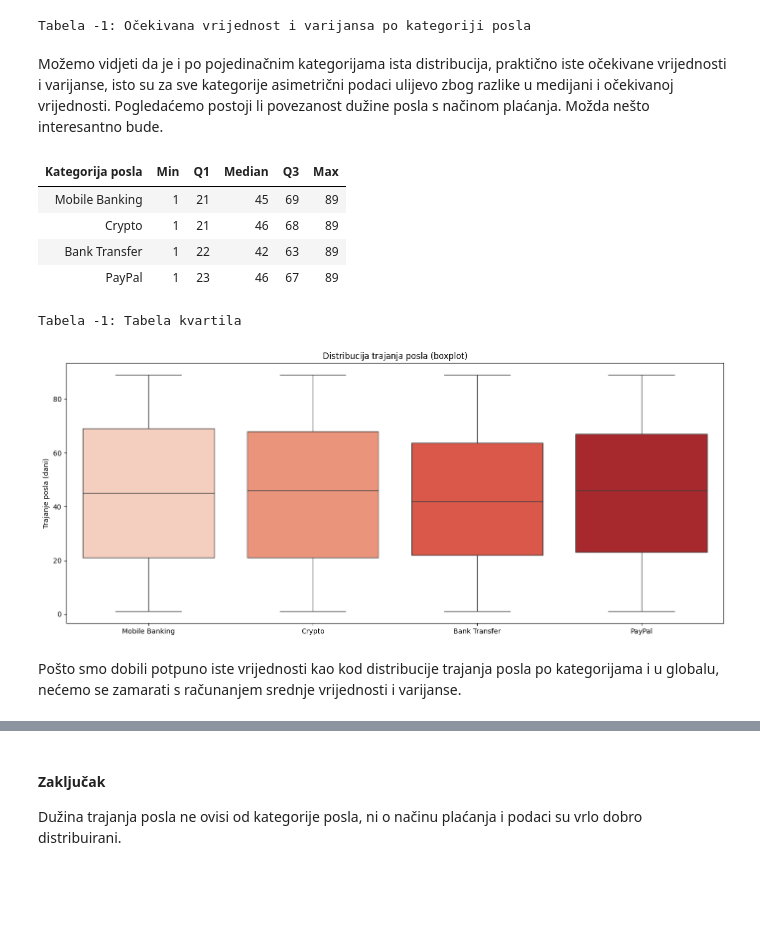
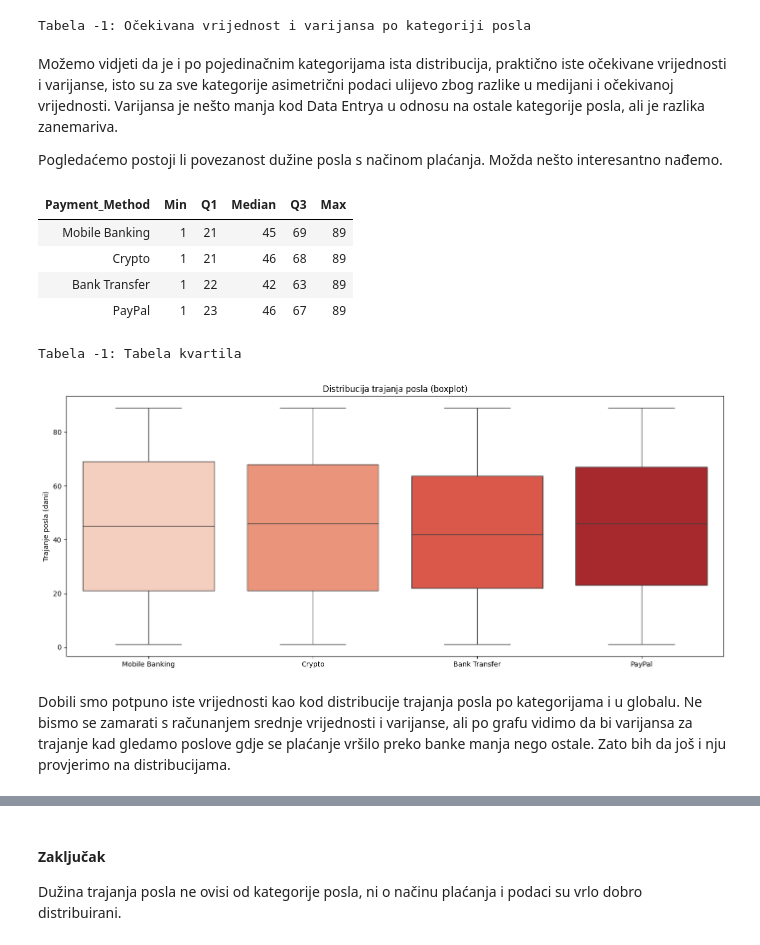
Before and after one commit to Ljut/PSAI-DSAI-datasets, a Jupyter notebook: VIS25_TIM1.ipynb, the cells around one changed output, grey strips where cells are left out. Drawn from its saved outputs; the diff is of its cells as text; code cells hidden in the pictures; blank space fills up the shorter version.

Commit message:
Ljut prekontrolisao malo svoj dio

```diff
--- a/VIS25_TIM1.ipynb
+++ b/VIS25_TIM1.ipynb
@@ -775,7 +780,7 @@ for jc in df['Job_Category'].unique():
     )
     # Pohrani
     rezultati.append({
-        'Project_Type': jc,
+        'Job_Category': jc,
         'Očekivana vrijednost': expected_value,
         'Varijansa': variance,
         'Standardna devijacija': std_dev
@@ -977,34 +984,37 @@ ispisi_tabelu_rezultata(
 | SEO | 29.616034 | 502.979152 | 22.427197 |
 Tabela -1: Očekivana vrijednost i varijansa po kategoriji posla
 # %% [markdown]
-Možemo vidjeti da je i po pojedinačnim kategorijama ista distribucija, praktično iste očekivane vrijednosti i varijanse, isto su za sve kategorije asimetrični podaci ulijevo zbog razlike u medijani i očekivanoj vrijednosti. Pogledaćemo postoji li povezanost dužine posla s načinom plaćanja. Možda nešto interesantno bude.
+Možemo vidjeti da je i po pojedinačnim kategorijama ista distribucija, praktično iste očekivane vrijednosti i varijanse, isto su za sve kategorije asimetrični podaci ulijevo zbog razlike u medijani i očekivanoj vrijednosti. Varijansa je nešto manja kod Data Entrya u odnosu na ostale kategorije posla, ali je razlika zanemariva.
+
+Pogledaćemo postoji li povezanost dužine posla s načinom plaćanja. Možda nešto interesantno nađemo.
 # %%
 rezultati = []
 for jc in df['Payment_Method'].unique():
     trenutni_df=df[df['Payment_Method'] == jc]
     rezultati.append({
-        "Kategorija posla": jc,
+        "Payment_Method": jc,
         "Min":int(trenutni_df['Job_Duration_Days'].min()),
         "Q1":int(trenutni_df['Job_Duration_Days'].quantile(.25)),
         "Median":int(trenutni_df['Job_Duration_Days'].median()),
         "Q3":int(trenutni_df['Job_Duration_Days'].quantile(.75)),
         "Max":int(trenutni_df['Job_Duration_Days'].max()),
     })
 
 ispisi_tabelu_rezultata(
     df=pd.DataFrame(rezultati),
-    naziv_tabele='Tabela kvartila'
+    naziv_tabele='Tabela kvartila',
+
 )
 
 nacrtaj_box_plota(
     df,
     kolona='Job_Duration_Days',
     title='Distribucija trajanja posla (boxplot)',
     xlabel='Trajanje posla (dani)',
     kategorije="Payment_Method"
 )
 # %% [output]
-| Kategorija posla | Min | Q1 | Median | Q3 | Max |
+| Payment_Method | Min | Q1 | Median | Q3 | Max |
 | Mobile Banking | 1 | 21 | 45 | 69 | 89 |
 | Crypto | 1 | 21 | 46 | 68 | 89 |
 | Bank Transfer | 1 | 22 | 42 | 63 | 89 |
@@ -1012,4 +1022,4 @@ nacrtaj_box_plota(
 Tabela -1: Tabela kvartila
 [figure]
 # %% [markdown]
-Pošto smo dobili potpuno iste vrijednosti kao kod distribucije trajanja posla po kategorijama i u globalu, nećemo se zamarati s računanjem srednje vrijednosti i varijanse.
+Dobili smo potpuno iste vrijednosti kao kod distribucije trajanja posla po kategorijama i u globalu. Ne bismo  se zamarati s računanjem srednje vrijednosti i varijanse, ali po grafu vidimo da bi varijansa za trajanje kad gledamo poslove gdje se plaćanje vršilo preko banke manja nego ostale. Zato bih da još i nju provjerimo na distribucijama.
```
Also changed, not shown: parts of 17 cells of this notebook.
